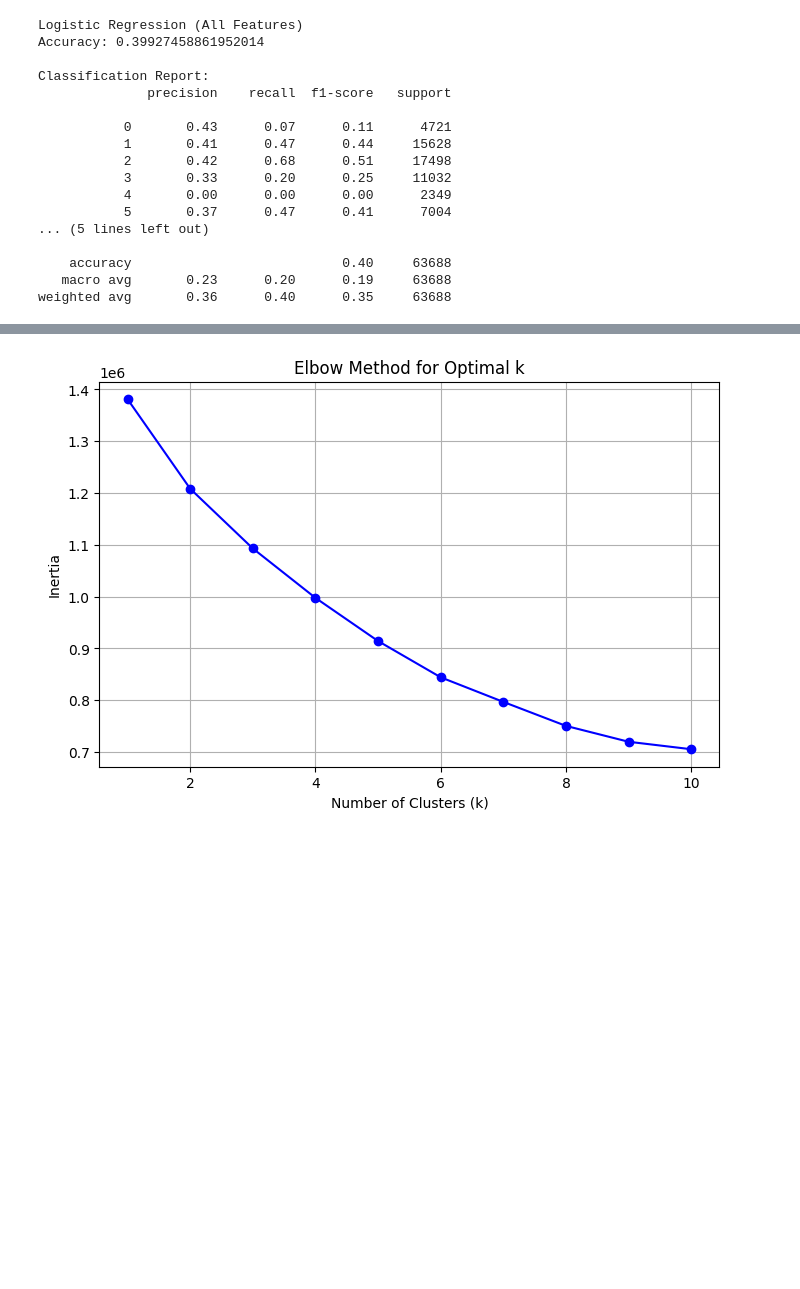
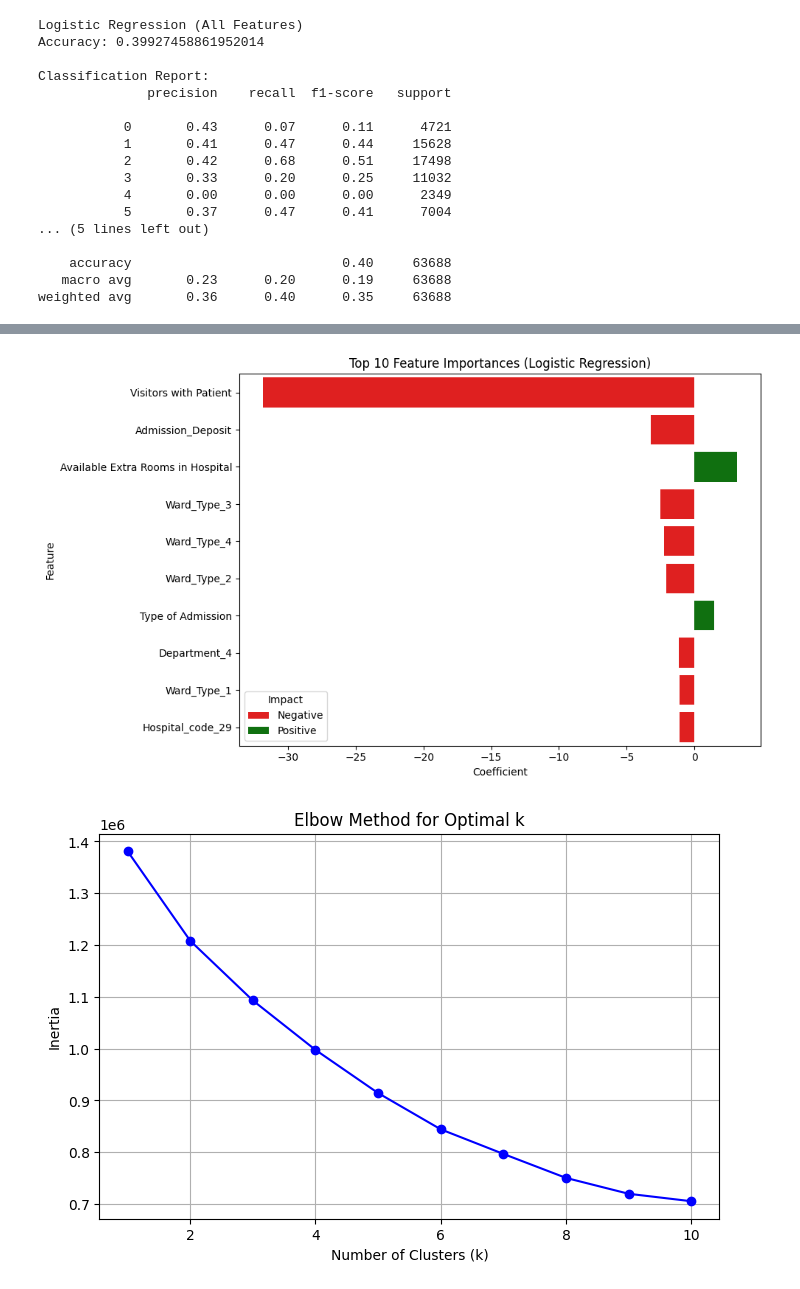
Before and after one commit to Jayjolie1026/4260, a Jupyter notebook: Kmeans-RandomForest.ipynb, the cells around one changed output, grey strips where cells are left out. Drawn from its saved outputs; the diff is of its cells as text; code cells hidden in the pictures; blank space fills up the shorter version.

```diff
--- a/Kmeans-RandomForest.ipynb
+++ b/Kmeans-RandomForest.ipynb
@@ -81,3 +169,17 @@ weighted avg       0.36      0.40      0.35     63688
+# %%
+coef_df["Impact"] = coef_df["Coefficient"].apply(lambda x: "Positive" if x > 0 else "Negative")
+
+plt.figure(figsize=(10, 6))
+sns.barplot(
+    x="Coefficient", y="Feature", data=coef_df.head(10),
+    hue="Impact", dodge=False, palette={"Positive": "green", "Negative": "red"}
+)
+plt.title("Top 10 Feature Importances (Logistic Regression)")
+plt.legend(title="Impact")
+plt.tight_layout()
+plt.show()
+# %% [output]
+[figure, added]
 # %%
 #find the perfect amount of clusters via elbow method
 inertia = []
```
Also changed, not shown: parts of 30 cells of this notebook.
